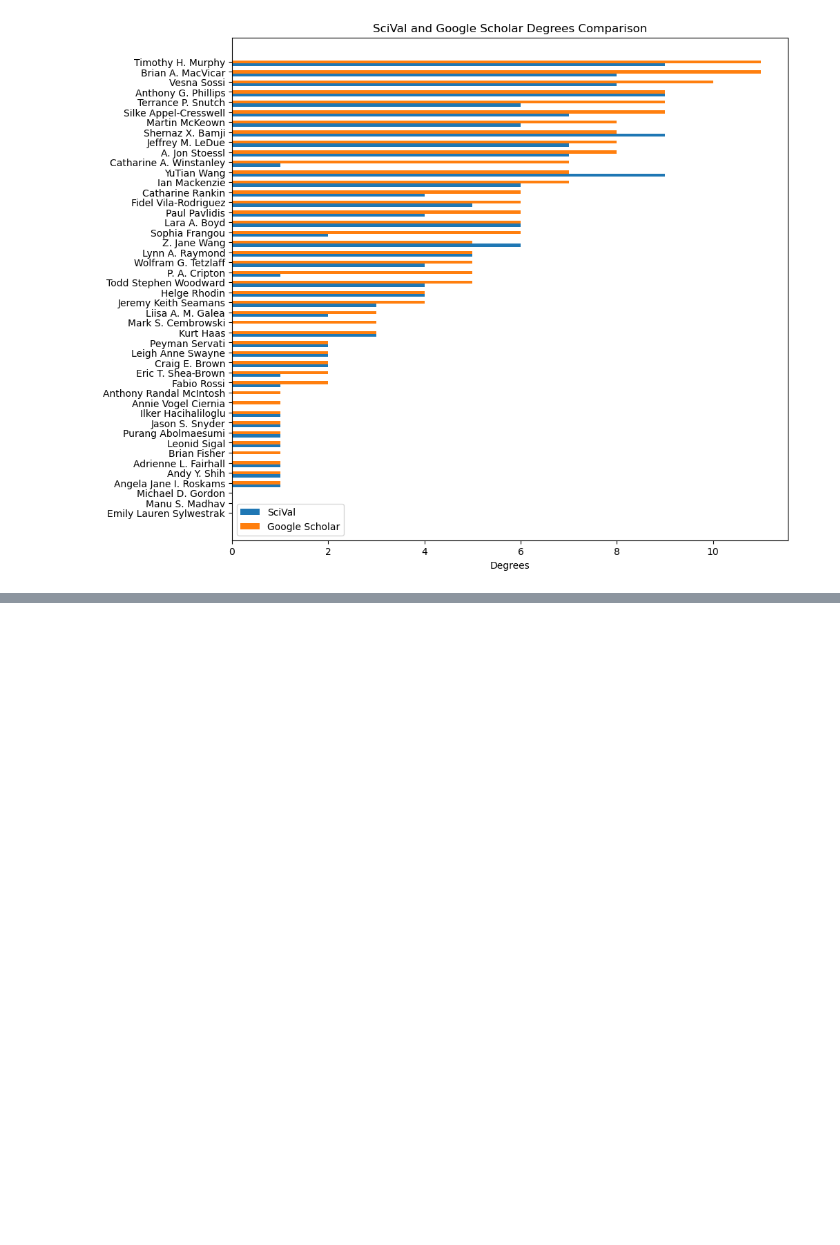
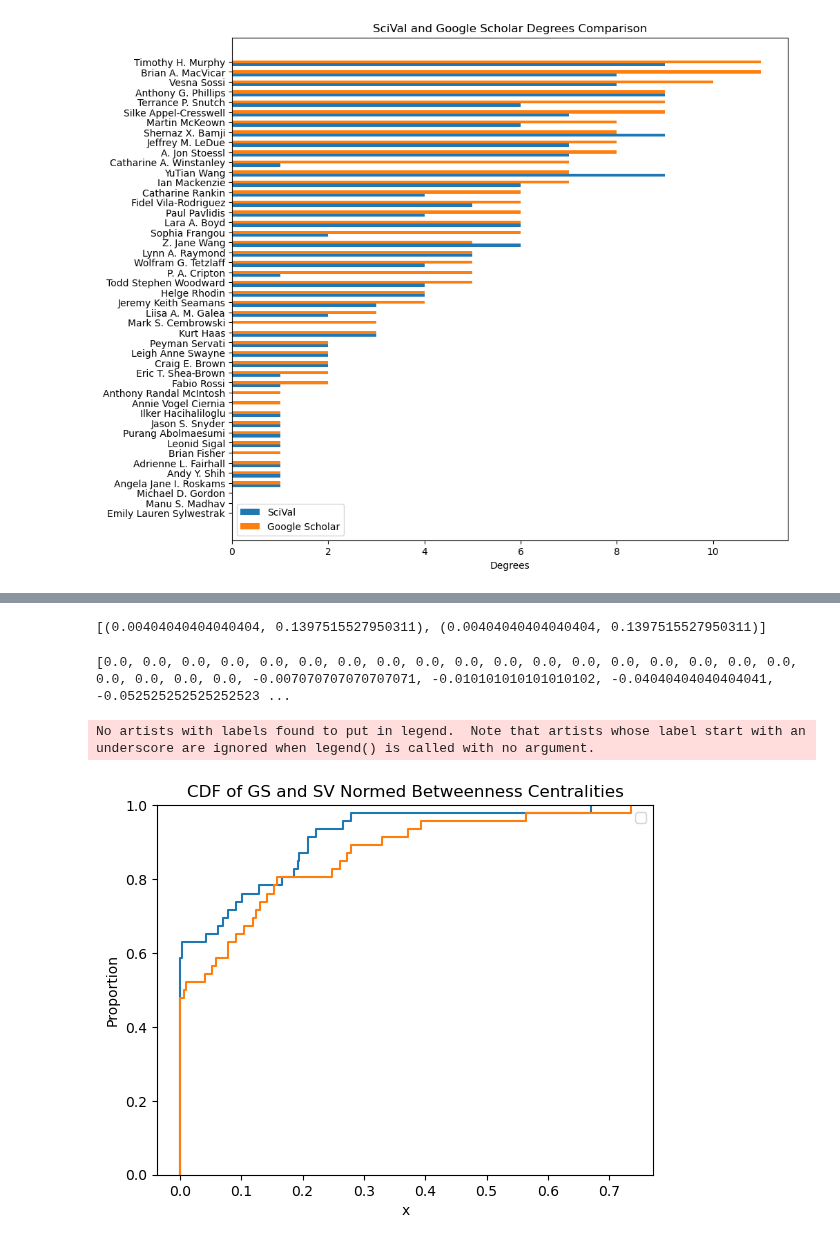
Before and after one commit to rainacao/scholar_metrics_scraper, a Jupyter notebook: authorlist comparisons/centrality.ipynb, the cells around one changed output, grey strips where cells are left out. Saved outputs shown, nothing was run; the diff lists cells and outputs as text; code cells hidden in the pictures; blank space fills up the shorter version.

```diff
--- a/authorlist comparisons/centrality.ipynb
+++ b/authorlist comparisons/centrality.ipynb
@@ -513,0 +583,43 @@ ax.legend()
+# %%
+#find difference between S(sv_x) - G(sv_x)
+cdf_diff = [
+    (Sx, Sy - Gy) for (Sx, Sy, Gy) in
+    zip( #zip together X and corresponding Y values
+        [Sx for (Sx, Sy) in Ssv_x],
+        [Sy for (Sx, Sy) in Ssv_x],
+        [Gy for (Gx, Gy) in Gsv_x],
+        )
+]
+
+# find index(es) of supremum
+largest_cdfy_diff = [x for x, y
+       in enumerate(cdf_diff)
+       if y[1] == max( #find largest absolute value in the y axis
+           [abs(y) for (x,y) in cdf_diff]
+           )
+       ]
+
+print([cdf_diff[i] for i in largest_cdfy_diff])
+# %% [output]
+[(0.00404040404040404, 0.1397515527950311), (0.00404040404040404, 0.1397515527950311)]
+# %%
+cdf_diff = [
+    sv-gs for (sv, gs) in
+    zip(sv_CDF.get_xdata(), gs_CDF.get_xdata())
+]
+
+print(cdf_diff)
+# %% [output]
+[0.0, 0.0, 0.0, 0.0, 0.0, 0.0, 0.0, 0.0, 0.0, 0.0, 0.0, 0.0, 0.0, 0.0, 0.0, 0.0, 0.0, 0.0, 0.0, 0.0, 0.0, 0.0, -0.007070707070707071, -0.010101010101010102, -0.04040404040404041, -0.052525252525252523 ...
+# %%
+sv_cdf = sns.ecdfplot(data=sv_weighted_centrality_normed).get_lines()[0].get_data()
+
+gs_cdf = sns.ecdfplot(data=gs_weighted_centrality_normed).get_lines()[0].get_data()
+
+plt.title("CDF of GS and SV Normed Betweenness Centralities")
+plt.xlabel("x")
+plt.legend()
+plt.show()
+# %% [output]
+No artists with labels found to put in legend.  Note that artists whose label start with an underscore are ignored when legend() is called with no argument.
+[figure, added]
```
Also changed, not shown: parts of 16 cells of this notebook, 12 other files.
